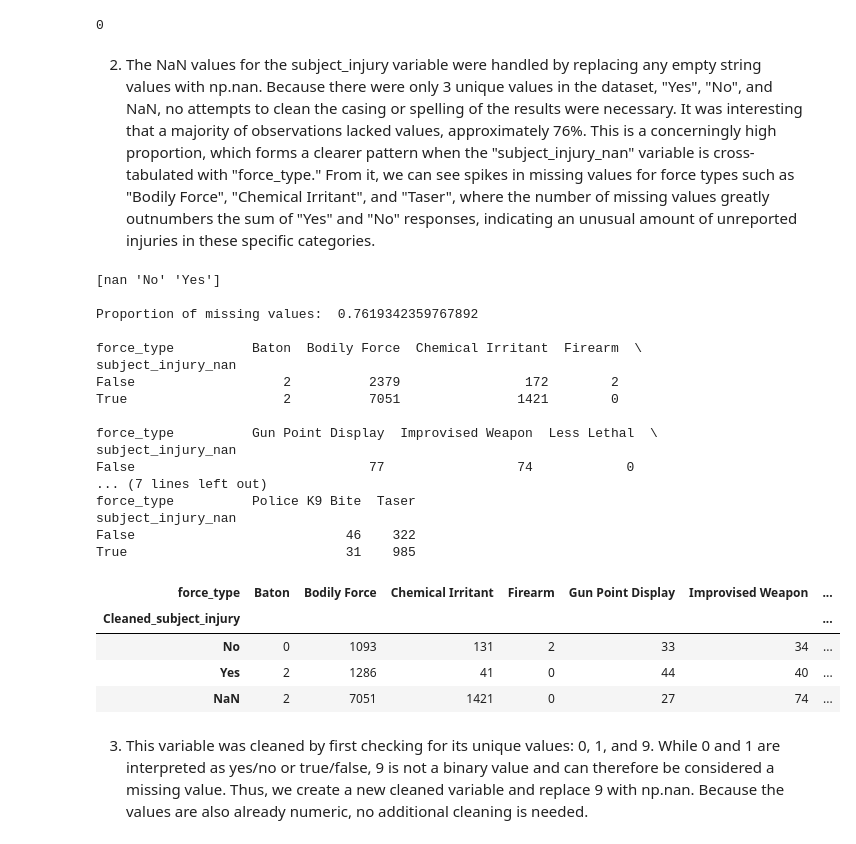
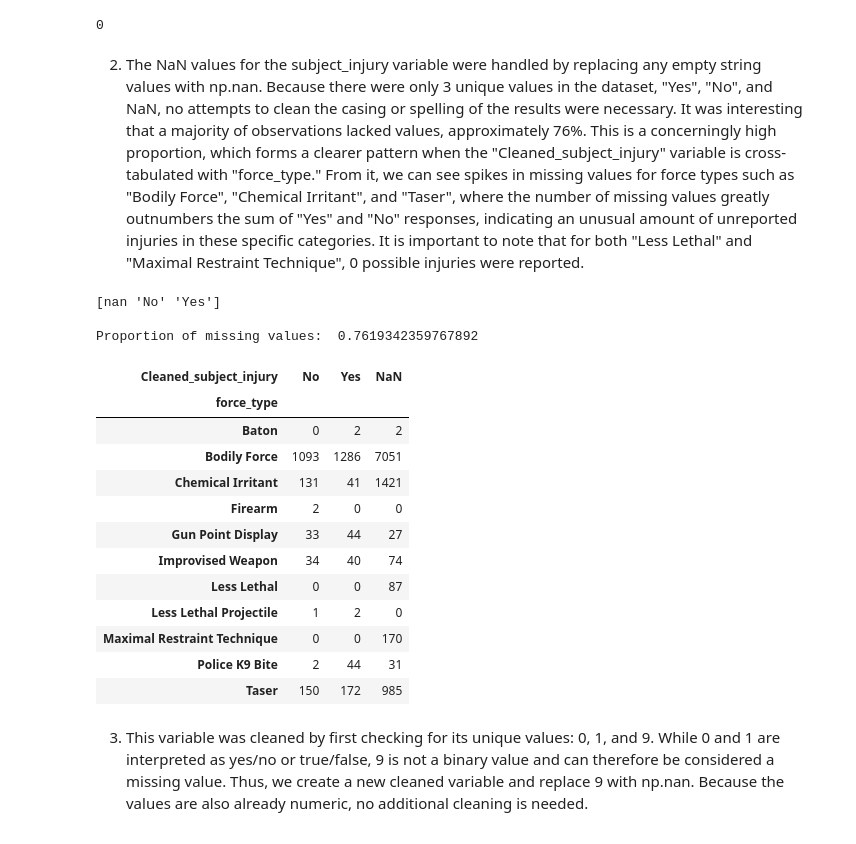
Before and after one commit to Jonuhthan/wrangling_assignment, a Jupyter notebook: assignment.ipynb, the cells around one changed output. Drawn from its saved outputs; the diff is of its cells as text; code cells hidden in the pictures.

```diff
--- a/assignment.ipynb
+++ b/assignment.ipynb
@@ -32,52 +32,43 @@ df_airbnb["Cleaned_price"].isna().sum()
 # %% [output]
 0
 # %% [markdown]
-2. The NaN values for the subject_injury variable were handled by replacing any empty string values with np.nan. Because there were only 3 unique values in the dataset, "Yes", "No", and NaN, no attempts to clean the casing or spelling of the results were necessary. It was interesting that a majority of observations lacked values, approximately 76%. This is a concerningly high proportion, which forms a clearer pattern when the "subject_injury_nan" variable is cross-tabulated with "force_type." From it, we can see spikes in missing values for force types such as "Bodily Force", "Chemical Irritant", and "Taser", where the number of missing values greatly outnumbers the sum of "Yes" and "No" responses, indicating an unusual amount of unreported injuries in these specific categories.
+2. The NaN values for the subject_injury variable were handled by replacing any empty string values with np.nan. Because there were only 3 unique values in the dataset, "Yes", "No", and NaN, no attempts to clean the casing or spelling of the results were necessary. It was interesting that a majority of observations lacked values, approximately 76%. This is a concerningly high proportion, which forms a clearer pattern when the "Cleaned_subject_injury" variable is cross-tabulated with "force_type." From it, we can see spikes in missing values for force types such as "Bodily Force", "Chemical Irritant", and "Taser", where the number of missing values greatly outnumbers the sum of "Yes" and "No" responses, indicating an unusual amount of unreported injuries in these specific categories. It is important to note that for both "Less Lethal" and "Maximal Restraint Technique", 0 possible injuries were reported.
 # %%
 df_police = pd.read_csv("./data/mn_police_use_of_force.csv")
 
 # Unique values are "Yes", "No", and "NaN"
 print(df_police["subject_injury"].unique(), "\n")
 
 # Handle NaNs by converting any missing values to it
 df_police["Cleaned_subject_injury"] = (
     df_police["subject_injury"]
     .replace(" ", np.nan)
 )
 
 df_police["subject_injury_nan"] = df_police["subject_injury"].isnull()
 
 # Number of NaN rows / total rows
 print(f"Proportion of missing values: ", sum(df_police["subject_injury_nan"]) / len(df_police), "\n")
 
-# Number of missing values per force type
-print(pd.crosstab(df_police["subject_injury_nan"], df_police["force_type"]), "\n")
-
 # Do not drop NaN rows in order to observe when more missing values occur
-pd.crosstab(df_police["Cleaned_subject_injury"], df_police["force_type"], dropna=False)
+pd.crosstab(df_police["force_type"], df_police["Cleaned_subject_injury"], dropna=False)
 # %% [output]
 [nan 'No' 'Yes']
 
 Proportion of missing values:  0.7619342359767892
-
-force_type          Baton  Bodily Force  Chemical Irritant  Firearm  \
-subject_injury_nan
-False                   2          2379                172        2
-True                    2          7051               1421        0
-
-force_type          Gun Point Display  Improvised Weapon  Less Lethal  \
-subject_injury_nan
-False                              77                 74            0
-... (7 lines left out)
-force_type          Police K9 Bite  Taser
-subject_injury_nan
-False                           46    322
-True                            31    985
-| force_type | Baton | Bodily Force | Chemical Irritant | Firearm | Gun Point Display | Improvised Weapon | ... |
-| Cleaned_subject_injury |  |  |  |  |  |  | ... |
-| No | 0 | 1093 | 131 | 2 | 33 | 34 | ... |
-| Yes | 2 | 1286 | 41 | 0 | 44 | 40 | ... |
-| NaN | 2 | 7051 | 1421 | 0 | 27 | 74 | ... |
+| Cleaned_subject_injury | No | Yes | NaN |
+| force_type |  |  |  |
+| Baton | 0 | 2 | 2 |
+| Bodily Force | 1093 | 1286 | 7051 |
+| Chemical Irritant | 131 | 41 | 1421 |
+| Firearm | 2 | 0 | 0 |
+| Gun Point Display | 33 | 44 | 27 |
+| Improvised Weapon | 34 | 40 | 74 |
+| Less Lethal | 0 | 0 | 87 |
+| Less Lethal Projectile | 1 | 2 | 0 |
+| Maximal Restraint Technique | 0 | 0 | 170 |
+| Police K9 Bite | 2 | 44 | 31 |
+| Taser | 150 | 172 | 985 |
 # %% [markdown]
 3. This variable was cleaned by first checking for its unique values: 0, 1, and 9. While 0 and 1 are interpreted as yes/no or true/false, 9 is not a binary value and can therefore be considered a missing value. Thus, we create a new cleaned variable and replace 9 with np.nan. Because the values are also already numeric, no additional cleaning is needed.
 # %%
```
Also changed, not shown: parts of 3 cells of this notebook.
